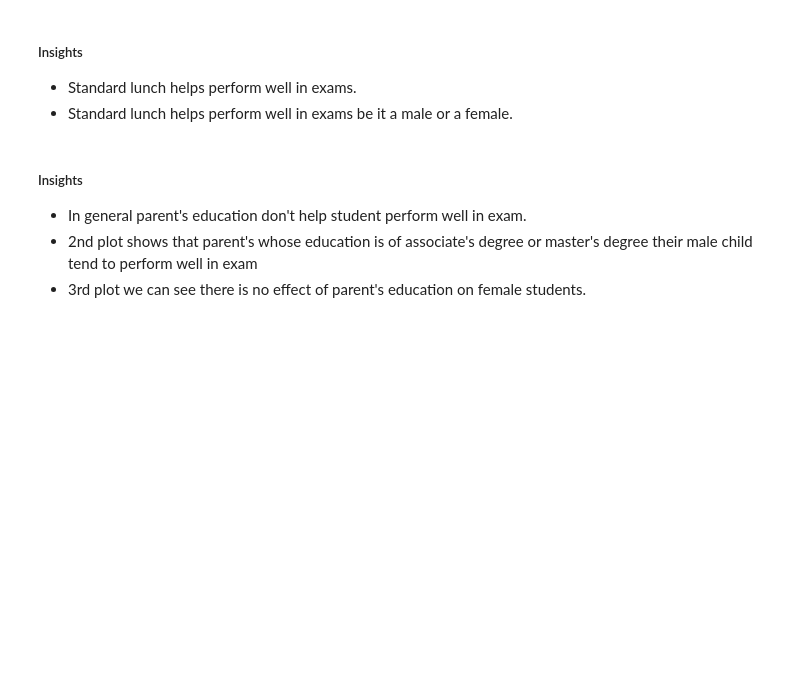
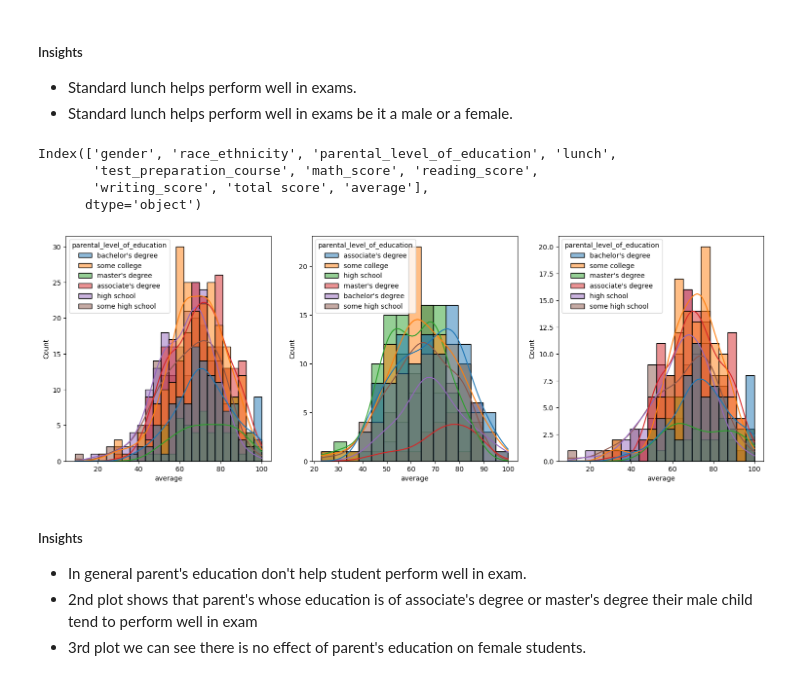
Before and after one commit to vishal0820/mlproject, a Jupyter notebook: Notebook/1 . EDA STUDENT PERFORMANCE .ipynb, the cells around one changed output. Cells and saved outputs as stored; diff of their text form; code cells hidden in the pictures; blank space fills up the shorter version.

```diff
--- a/Notebook/1 . EDA STUDENT PERFORMANCE .ipynb
+++ b/Notebook/1 . EDA STUDENT PERFORMANCE .ipynb
@@ -34,4 +32,15 @@ Error:
 # %% [markdown]
 #### Import the CSV Data as Pandas DataFrame
 # %%
-df = pd.read_csv('data/stud.csv')
+import os
+
+# Check file existence and path
+file_path = r"C:\Users\Visha\mlproject\Notebook\data\stud.csv"
+print(f"File exists: {os.path.exists(file_path)}")
+
+# Verify content and read file
+try:
+    df = pd.read_csv(file_path)
+    print(df.head())
+except pd.errors.EmptyDataError:
+    print("The file is empty or has no valid data.")
@@ -185,15 +309,24 @@ plt.show()
 #####  Insights
 - Standard lunch helps perform well in exams.
 - Standard lunch helps perform well in exams be it a male or a female.
+# %%
+print(df.columns)
+# %% [output]
+Index(['gender', 'race_ethnicity', 'parental_level_of_education', 'lunch',
+       'test_preparation_course', 'math_score', 'reading_score',
+       'writing_score', 'total score', 'average'],
+      dtype='object')
 # %%
 plt.subplots(1,3,figsize=(25,6))
 plt.subplot(141)
-ax =sns.histplot(data=df,x='average',kde=True,hue='parental level of education')
+ax =sns.histplot(data=df,x='average',kde=True,hue='parental_level_of_education')
 plt.subplot(142)
-ax =sns.histplot(data=df[df.gender=='male'],x='average',kde=True,hue='parental level of education')
+ax =sns.histplot(data=df[df.gender=='male'],x='average',kde=True,hue='parental_level_of_education')
 plt.subplot(143)
-ax =sns.histplot(data=df[df.gender=='female'],x='average',kde=True,hue='parental level of education')
+ax =sns.histplot(data=df[df.gender=='female'],x='average',kde=True,hue='parental_level_of_education')
 plt.show()
+# %% [output]
+[figure, added]
 # %% [markdown]
 #####  Insights
 - In general parent's education don't help student perform well in exam.
```
Also changed, not shown: parts of 35 cells of this notebook.
